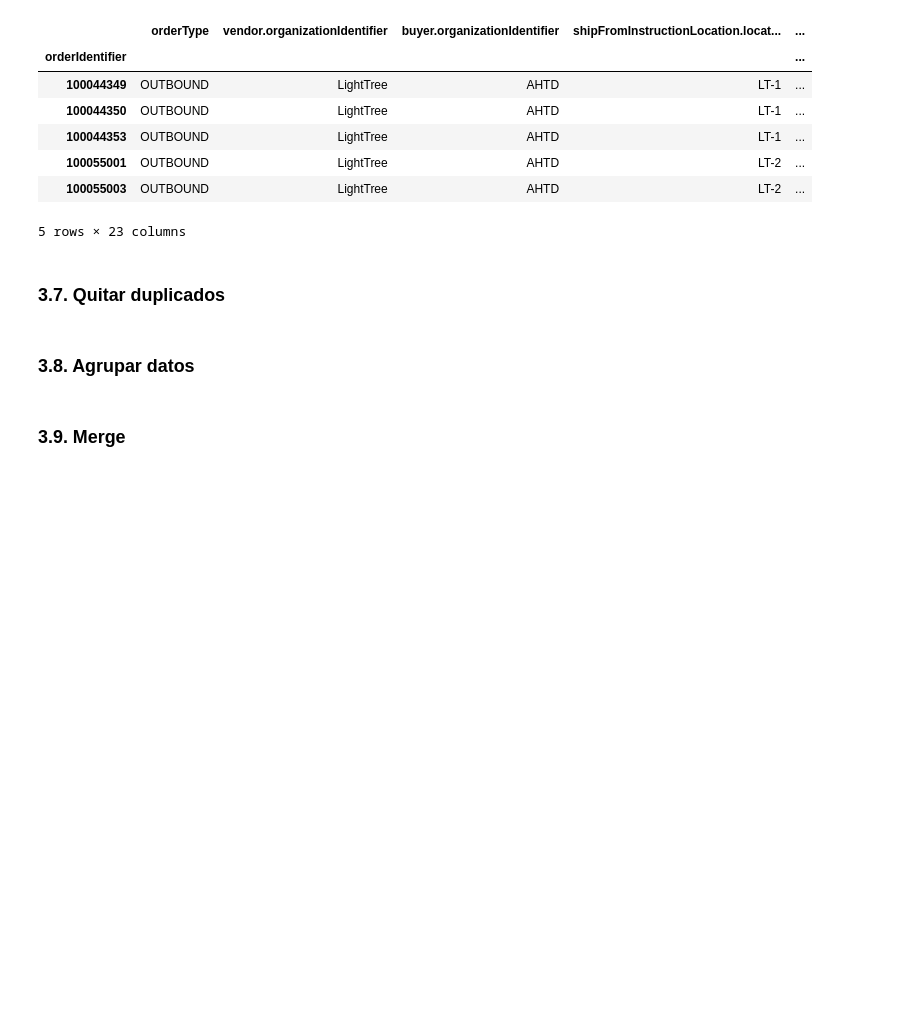
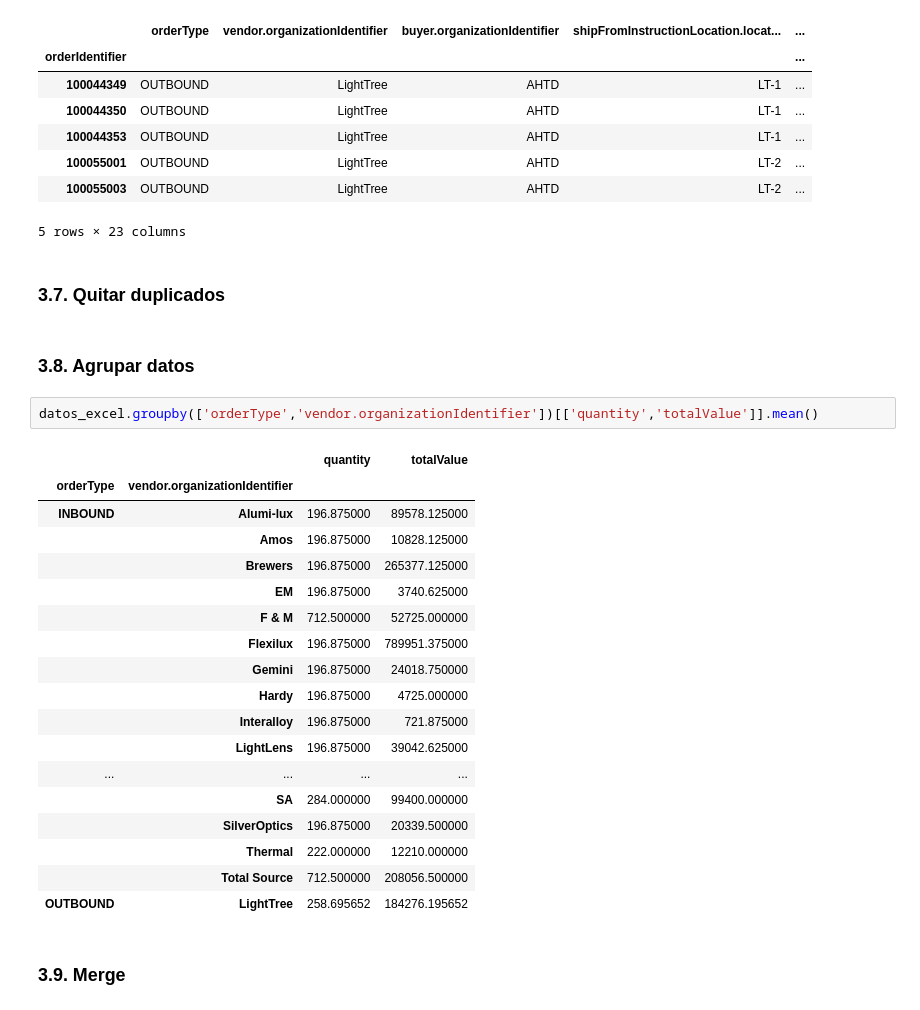
Before and after one commit to cdsaineac/Bootcamp-DS-202604, a Jupyter notebook: Clase 05 - Pandas/intro_pandas.ipynb, the cells around one changed output. Cells and saved outputs as stored; diff of their text form; blank space fills up the shorter version.

```diff
--- a/Clase 05 - Pandas/intro_pandas.ipynb
+++ b/Clase 05 - Pandas/intro_pandas.ipynb
@@ -459,6 +459,27 @@ datos_excel.head()
 ### 3.7. Quitar duplicados
 # %% [markdown]
 ### 3.8. Agrupar datos
+# %%
+datos_excel.groupby(['orderType','vendor.organizationIdentifier'])[['quantity','totalValue']].mean()
+# %% [output]
+|  |  | quantity | totalValue |
+| orderType | vendor.organizationIdentifier |  |  |
+| INBOUND | Alumi-lux | 196.875000 | 89578.125000 |
+|  | Amos | 196.875000 | 10828.125000 |
+|  | Brewers | 196.875000 | 265377.125000 |
+|  | EM | 196.875000 | 3740.625000 |
+|  | F & M | 712.500000 | 52725.000000 |
+|  | Flexilux | 196.875000 | 789951.375000 |
+|  | Gemini | 196.875000 | 24018.750000 |
+|  | Hardy | 196.875000 | 4725.000000 |
+|  | Interalloy | 196.875000 | 721.875000 |
+|  | LightLens | 196.875000 | 39042.625000 |
+| ... | ... | ... | ... |
+|  | SA | 284.000000 | 99400.000000 |
+|  | SilverOptics | 196.875000 | 20339.500000 |
+|  | Thermal | 222.000000 | 12210.000000 |
+|  | Total Source | 712.500000 | 208056.500000 |
+| OUTBOUND | LightTree | 258.695652 | 184276.195652 |
 # %% [markdown]
 ### 3.9. Merge
 # %% [markdown]
```
